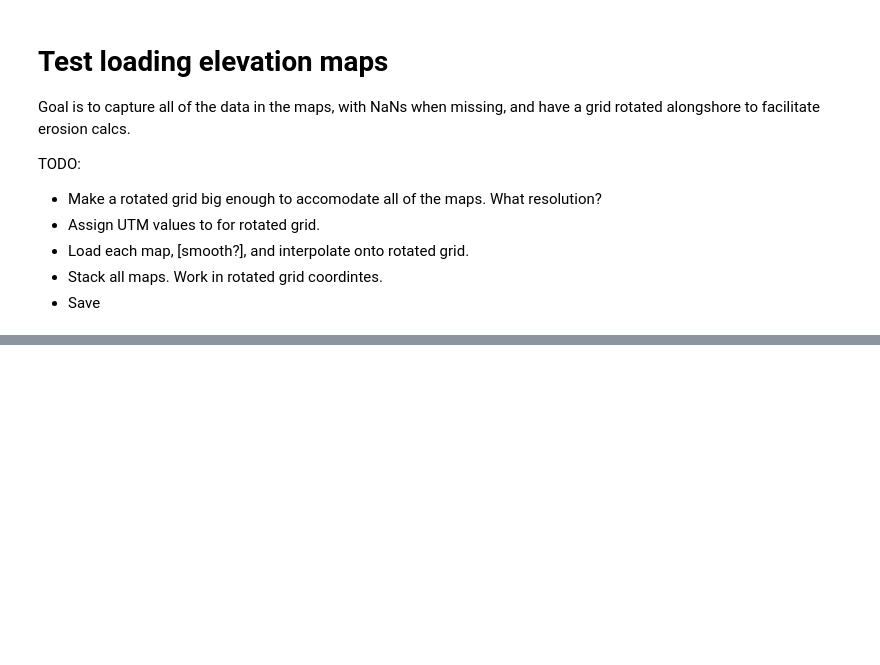
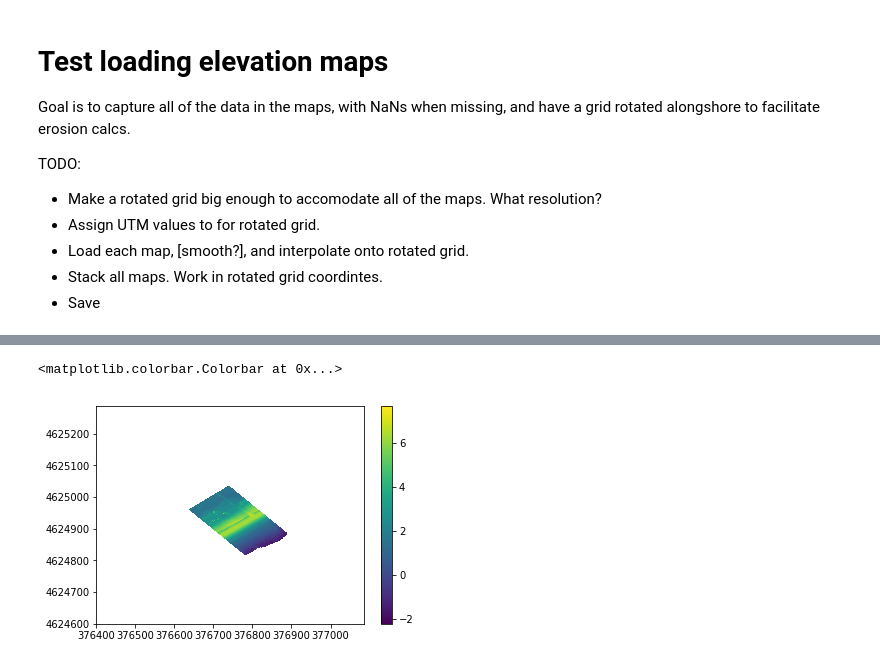
Before and after one commit to csherwood-usgs/Raster_calcs, a Jupyter notebook: test_loading_elevation_maps.ipynb, the cells around one changed output, grey strips where cells are left out. Cells and saved outputs as stored; diff of their text form; code cells hidden in the pictures; blank space fills up the shorter version.

```diff
--- a/test_loading_elevation_maps.ipynb
+++ b/test_loading_elevation_maps.ipynb
@@ -283,0 +180,9 @@ xu[200,200]
+# %%
+zi = f((yu,xu))
+zi[zi<=-100.]=np.NaN
+# %%
+plt.pcolormesh(xu,yu,zi)
+plt.colorbar()
+# %% [output]
+<matplotlib.colorbar.Colorbar at 0x...>
+[figure, added]
```
Also changed, not shown: parts of 25 cells of this notebook.
